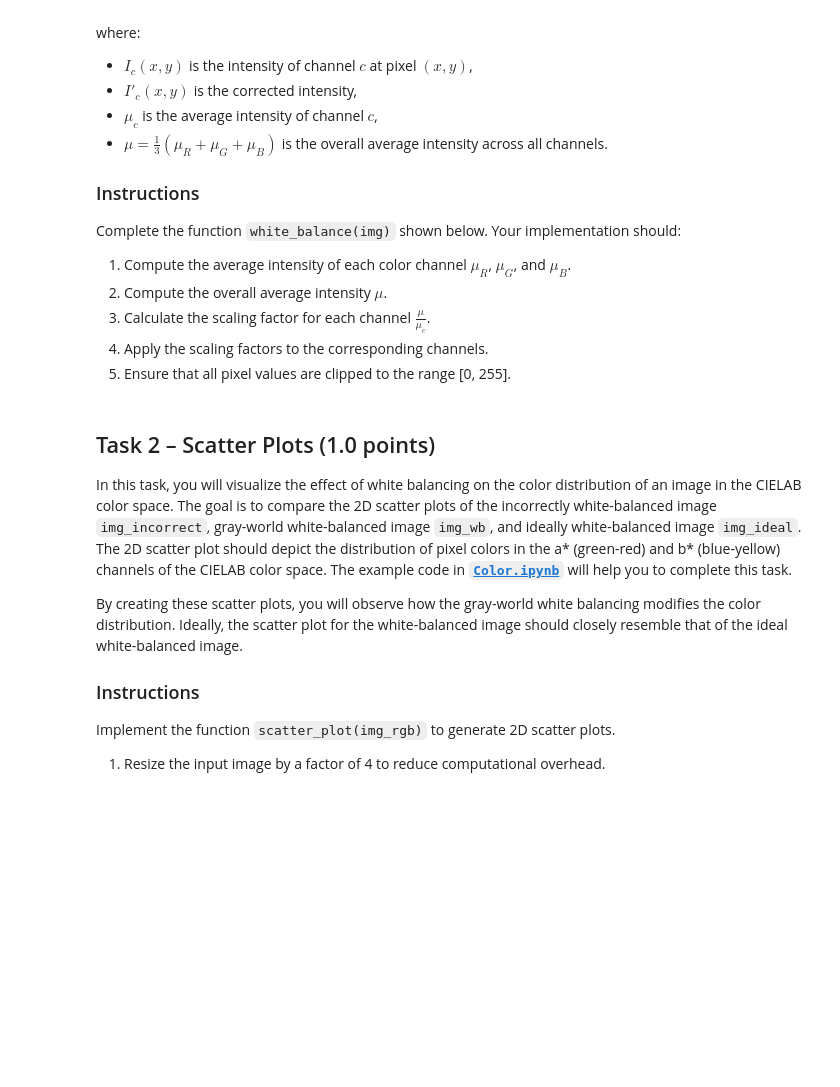
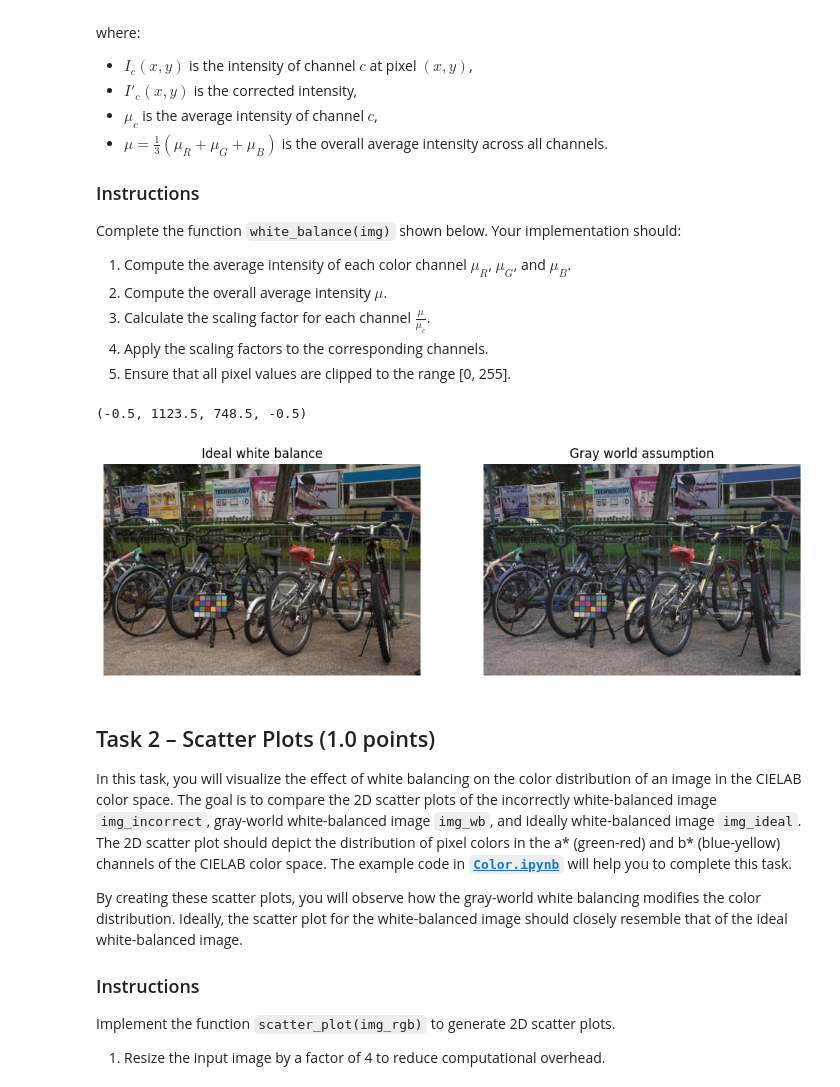
Before and after one commit to mahya-ehs/Machine-Vision-Assignments, a Jupyter notebook: Assign2_Color/MV_A2.ipynb, the cells around one changed output. Cells and saved outputs as stored; diff of their text form; code cells hidden in the pictures; blank space fills up the shorter version.

```diff
--- a/Assign2_Color/MV_A2.ipynb
+++ b/Assign2_Color/MV_A2.ipynb
@@ -72,33 +74,48 @@ def white_balance(img):
 
     img_corrected = img.copy()
     img_corrected = img_corrected.astype(np.float32)
 
     # ---------- YOUR CODE STARTS HERE -----------
 
+    R, G, B = cv2.split(img_corrected)
 
+    R_mean = np.mean(R)
+    G_mean = np.mean(G)
+    B_mean = np.mean(B)
+
+    total_mean = (R_mean + G_mean + B_mean) / 3
+
+    R_scaling = total_mean / R_mean
+    G_scaling = total_mean / G_mean
+    B_scaling = total_mean / B_mean
+
+    img_corrected = cv2.merge((R * R_scaling, G * G_scaling, B * B_scaling))
 
 
     # ----------- YOUR CODE ENDS HERE ------------
 
     # Clip and convert to uint8
     img_corrected = np.clip(img_corrected, 0, 255)
     img_corrected = img_corrected.astype(np.uint8)
 
     return img_corrected
 
 img_wb = white_balance(img_incorrect)
 
 # Display both images side by side
 plt.figure(figsize=(12,8))
 plt.subplot(1,2,1)
 plt.imshow(img_ideal)
 plt.title('Ideal white balance')
 plt.axis('off')
 
 plt.subplot(1,2,2)
 plt.imshow(img_wb)
 plt.title('Gray world assumption')
 plt.axis('off')
+# %% [output]
+(-0.5, 1123.5, 748.5, -0.5)
+[figure, added]
 # %% [markdown]
 ## Task 2 – Scatter Plots (1.0 points)
 
```
Also changed, not shown: parts of 5 cells of this notebook.
